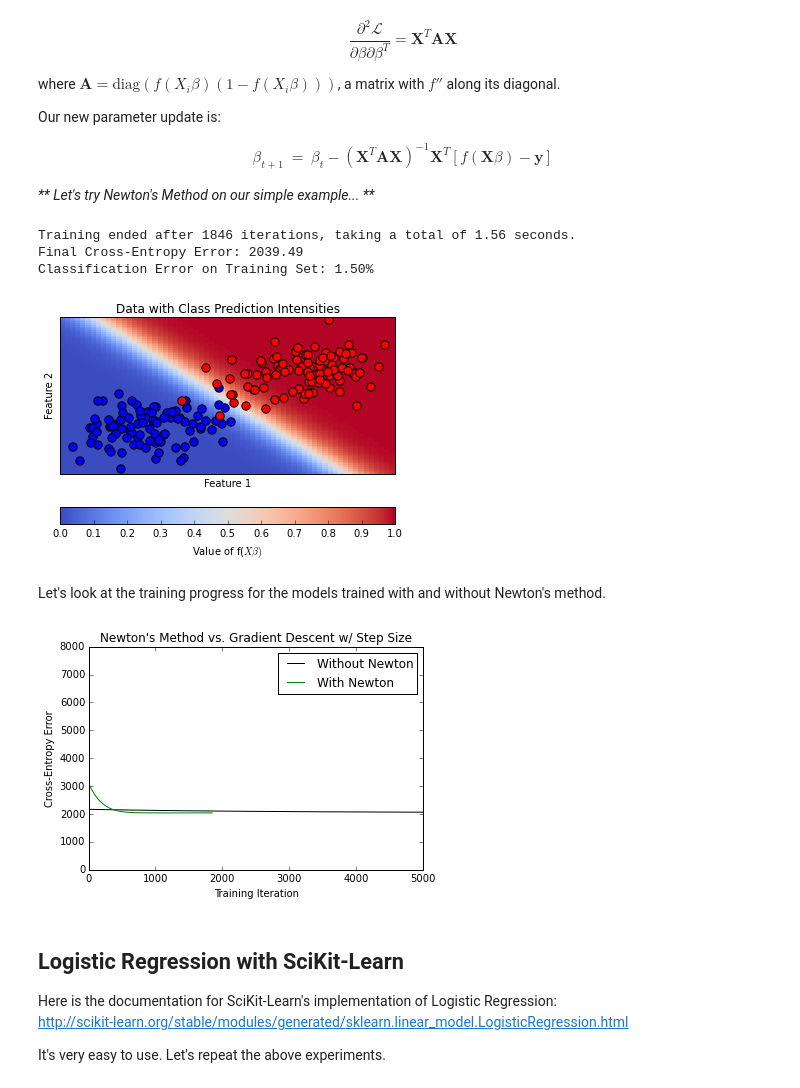
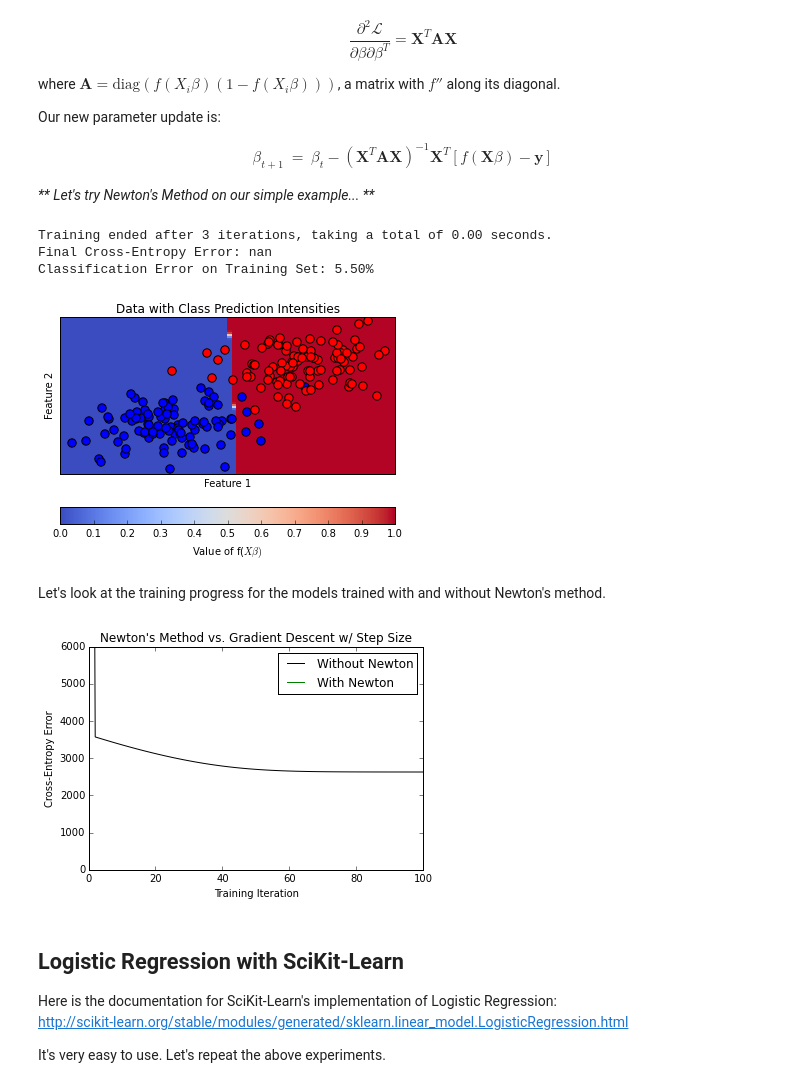
Before and after one commit to UCIDataScienceInitiative/PredictiveModeling_withPython, a Jupyter notebook: Session 3 - Classification.ipynb, the cells around one changed output. Drawn from its saved outputs; the diff is of its cells as text; code cells hidden in the pictures.

```diff
--- a/Session 3 - Classification.ipynb
+++ b/Session 3 - Classification.ipynb
@@ -192,0 +198,3 @@ _** Putting it all together in a simple example... **_
+# %%
+def cross_entropy(labels, f):
+    return np.sum(-1*np.multiply(class_labels,np.log(f)) - np.multiply((np.ones(N)-class_labels),np.log(np.ones(N)-f)))
@@ -192,0 +212,3 @@ _** Putting it all together in a simple example... **_
+# %%
+def compute_Gradient(features, labels, f):
+    return np.sum(np.multiply(f-class_labels,features),0)[np.newaxis].T
@@ -193,10 +222,6 @@ _** Putting it all together in a simple example... **_
 # %%
-# define the transformation function
-def logistic(z):
-    return np.power((1+np.exp(-z)),-1)
-
 # Randomly initialize the Beta vector
-beta = np.random.multivariate_normal([0,0], [[1,0],[0,1]], 1).T
+beta = np.random.multivariate_normal([0,0], [[.1,0],[0,.1]], 1).T
 # Initialize the step-size
 alpha = 0.01
 # Set the tolerance
@@ -212,8 +237,10 @@ iter_idx = 1
 while (abs(old_error-error[-1]) > tol) and (iter_idx < 5000):
     f = logistic(np.dot(features,beta))
     old_error = error[-1]
-    error.append(np.sum(-1*np.multiply(class_labels,np.log(f)) - np.multiply((np.ones(N)-class_labels),np.log(np.ones(N)-f))))
-    grad = np.mean(np.multiply(f-class_labels,features),0)[np.newaxis].T
+    # track the error
+    error.append(cross_entropy(class_labels, f))
+    grad = compute_Gradient(features, class_labels, f)
+    # update parameters
     beta = beta - alpha*grad
     iter_idx += 1
 end_time = time.time()
@@ -256,45 +283,50 @@ Our new parameter update is:
 
 _** Let's try Newton's Method on our simple example... **_
 # %%
+def compute_Hessian(features, f):
+    # X = features, f = predictions (y hat)
+    # create matrix of f''
+    A = np.multiply(f,np.ones(N)[np.newaxis].T-f)
+    # just duplicate the rows, cheaper than the full diagonal
+    A = np.hstack((A,A))
+    return np.dot(np.multiply(features, A).T, features)
+
 # Save the errors from run above
 no_Newton_errors = error
 
 # Randomly initialize the Beta vector
-beta = np.random.multivariate_normal([0,0], [[1,0],[0,1]], 1).T
+beta = np.random.multivariate_normal([0,0], [[.1,0],[0,.1]], 1).T
 # Initialize error
 old_error = 0
 error = [np.infty]
 
 # Run Newton's Method
 start_time = time.time()
 iter_idx = 1
 while (abs(old_error-error[-1]) > tol) and (iter_idx < 5000):
     f = logistic(np.dot(features,beta))
     old_error = error[-1]
-    error.append(np.sum(-1*np.multiply(class_labels,np.log(f)) - np.multiply((np.ones(N)-class_labels),np.log(np.ones(N)-f))))
-    grad = np.mean(np.multiply(f-class_labels,features),0)[np.newaxis].T
-    # create matrix of f''
-    A = np.multiply(f,np.ones(N)[np.newaxis].T-f)
-    # just duplicate the rows, cheaper than the full diagonal
-    A = np.hstack((A,A))
-    Hessian = np.dot(np.multiply(features, A).T, features)
+    # track the error
+    error.append(cross_entropy(class_labels, f))
+    grad = compute_Gradient(features, class_labels, f)
+    # update parameters via Newton's method
     beta = beta - np.dot(np.linalg.inv(Hessian),grad)
     iter_idx += 1
 end_time = time.time()
 print "Training ended after %i iterations, taking a total of %.2f seconds." %(iter_idx, end_time-start_time)
 print "Final Cross-Entropy Error: %.2f" %(error[-1])
 
 # compute the classification error on training data
 predictions = logistic(np.dot(features, beta))
 print "Classification Error on Training Set: %.2f%%" %(calc_classification_error(predictions, class_labels) * 100)
 
 # generate the plot
 plot_classification_data(class1_features, class2_features, beta, logistic_flag=True)
 # %% [output]
-Training ended after 1846 iterations, taking a total of 1.56 seconds.
-Final Cross-Entropy Error: 2039.49
-Classification Error on Training Set: 1.50%
+Training ended after 3 iterations, taking a total of 0.00 seconds.
+Final Cross-Entropy Error: nan
+Classification Error on Training Set: 5.50%
-[figure, old version]
+[figure, new version]
 # %% [markdown]
 Let's look at the training progress for the models trained with and without Newton's method.
 # %%
@@ -304,14 +336,15 @@ plt.figure()
 plt.plot(range(len(no_Newton_errors)), no_Newton_errors, 'k-', label='Without Newton')
 # newton's method
 plt.plot(range(len(error)), error, 'g-', label='With Newton')
-plt.ylim([0,8000])
+plt.ylim([0,6000])
+plt.xlim([0,100])
 plt.legend()
 plt.title("Newton's Method vs. Gradient Descent w/ Step Size")
 plt.xlabel("Training Iteration")
 plt.ylabel("Cross-Entropy Error")
 plt.show()
 # %% [output]
-[figure, old version]
+[figure, new version]
 # %% [markdown]
 ## Logistic Regression with SciKit-Learn
 
```
Also changed, not shown: parts of 15 cells of this notebook, 3 other files.
